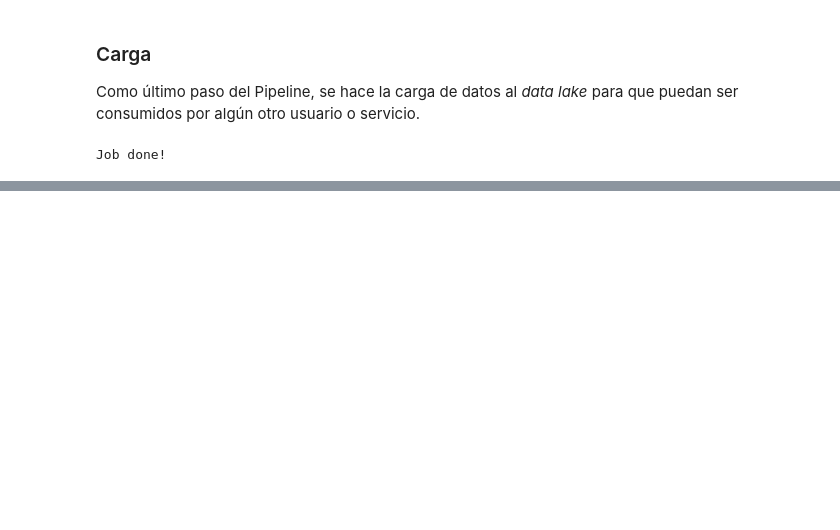
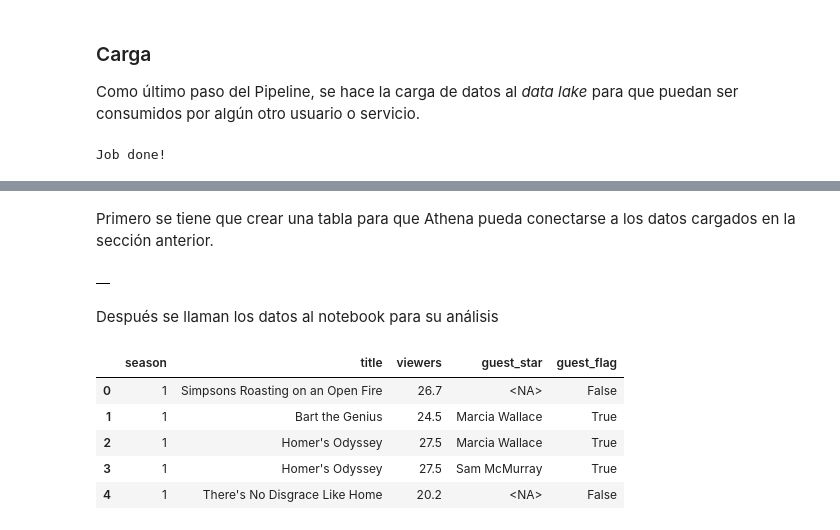
Before and after one commit to CAMM961001/simpson_big_data, a Jupyter notebook: scrapper.ipynb, the cells around one changed output, grey strips where cells are left out. Cells and saved outputs as stored; diff of their text form; code cells hidden in the pictures; blank space fills up the shorter version.

```diff
--- a/scrapper.ipynb
+++ b/scrapper.ipynb
@@ -128,0 +125,64 @@ query
+# %% [markdown]
+Primero se tiene que crear una tabla para que Athena pueda conectarse a los datos cargados en la sección anterior.
+# %%
+query = '''
+CREATE EXTERNAL TABLE IF NOT EXISTS `simpsons`.`episodes` (
+    `id_overall` string,
+    `id_season` string,
+    `title` string,
+    `director` string,
+    `writer` string,
+    `air_date` string,
+    `code` string,
+    `viewers` string,
+    `season` string
+)
+COMMENT "Catalog of Simpsons seasons."
+ROW FORMAT SERDE 'org.apache.hadoop.hive.serde2.lazy.LazySimpleSerDe'
+WITH SERDEPROPERTIES ('field.delim' = ',')
+STORED AS INPUTFORMAT 'org.apache.hadoop.mapred.TextInputFormat'
+OUTPUTFORMAT 'org.apache.hadoop.hive.ql.io.HiveIgnoreKeyTextOutputFormat'
+LOCATION 's3://itam-analytics-camm961001/simpsons/raw/episodes/'
+TBLPROPERTIES ('classification' = 'csv', "skip.header.line.count"="1");
+'''
+
+wr.athena.read_sql_query(query, database="simpsons", ctas_approach=False)
+# %% [output]
+|  |
+# %% [markdown]
+Después se llaman los datos al notebook para su análisis
+# %%
+query = '''
+SELECT
+    a.season,
+    a.title,
+    a.viewers,
+    b.guest_star
+FROM simpsons.episodes AS a
+LEFT JOIN simpsons.guests AS b
+ON a.season = b.season
+AND a.code = b.prod_code;
+'''
+
+episodes_guests = wr.athena.read_sql_query(query, database='simpsons', ctas_approach=False)
+
+episodes_guests = (
+    episodes_guests
+    .assign(
+        # Remove " from title
+        title = lambda df_: df_.title.str.replace('"', ''),
+        # Convert to numeric
+        season = lambda df_: df_.season.astype(int),
+        viewers = lambda df_: df_.viewers.astype(float),
+        guest_flag = lambda df_: ~pd.isna(df_.guest_star)
+    )
+)
+
+episodes_guests.head()
+# %% [output]
+|  | season | title | viewers | guest_star | guest_flag |
+| 0 | 1 | Simpsons Roasting on an Open Fire | 26.7 | <NA> | False |
+| 1 | 1 | Bart the Genius | 24.5 | Marcia Wallace | True |
+| 2 | 1 | Homer's Odyssey | 27.5 | Marcia Wallace | True |
+| 3 | 1 | Homer's Odyssey | 27.5 | Sam McMurray | True |
+| 4 | 1 | There's No Disgrace Like Home | 20.2 | <NA> | False |
```
Also changed, not shown: parts of 12 cells of this notebook.
